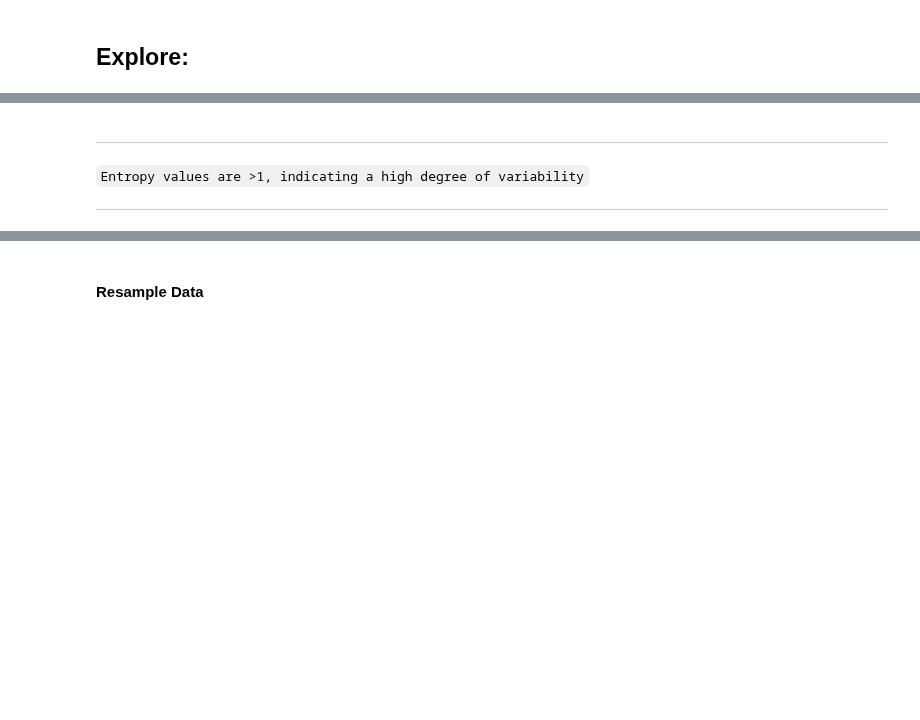
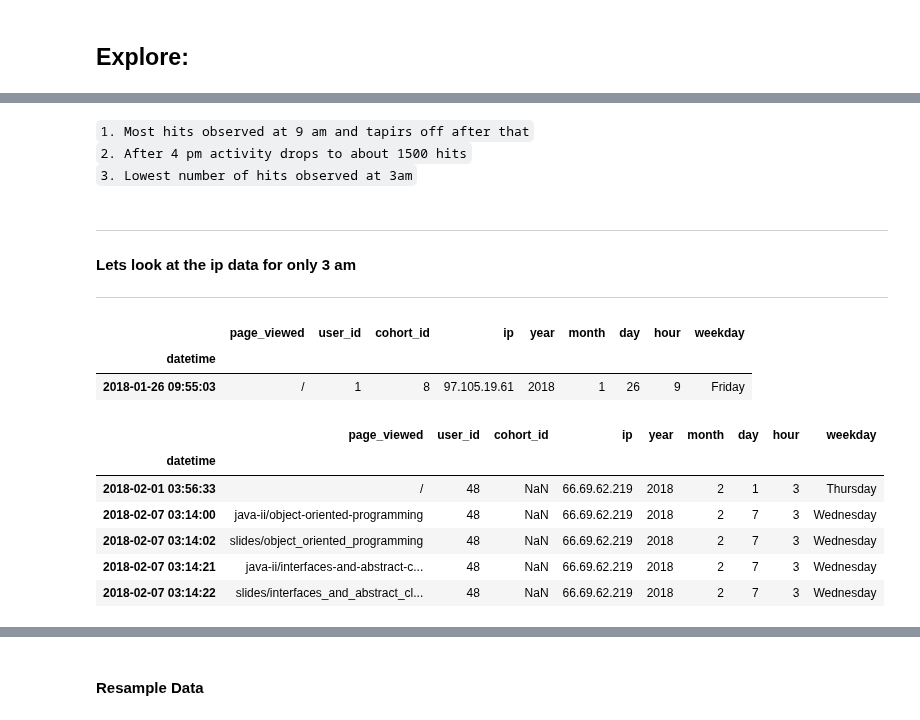
Before and after one commit to CSolitaire/anomaly-detection-exercises, a Jupyter notebook: time_series_anomaly_detection.ipynb, the cells around one changed output, grey strips where cells are left out. Cells and saved outputs as stored; diff of their text form; code cells hidden in the pictures; blank space fills up the shorter version.

```diff
--- a/time_series_anomaly_detection.ipynb
+++ b/time_series_anomaly_detection.ipynb
@@ -267,6 +241,0 @@ df.groupby(['ip', 'hour']).sum()
-# %% [markdown]
-***
-
-`Entropy values are >1, indicating a high degree of variability`
-
-***
@@ -274,0 +242,27 @@ df.groupby(['ip', 'hour']).sum()
+# %% [markdown]
+`1. Most hits observed at 9 am and tapirs off after that`
+`2. After 4 pm activity drops to about 1500 hits`
+`3. Lowest number of hits observed at 3am`
+# %% [markdown]
+***
+
+#### Lets look at the ip data for only 3 am
+
+***
+# %%
+df.head(1)
+# %% [output]
+|  | page_viewed | user_id | cohort_id | ip | year | month | day | hour | weekday |
+| datetime |  |  |  |  |  |  |  |  |  |
+| 2018-01-26 09:55:03 | / | 1 | 8 | 97.105.19.61 | 2018 | 1 | 26 | 9 | Friday |
+# %%
+three_am=df[df.hour == 3]
+three_am.head()
+# %% [output]
+|  | page_viewed | user_id | cohort_id | ip | year | month | day | hour | weekday |
+| datetime |  |  |  |  |  |  |  |  |  |
+| 2018-02-01 03:56:33 | / | 48 | NaN | 66.69.62.219 | 2018 | 2 | 1 | 3 | Thursday |
+| 2018-02-07 03:14:00 | java-ii/object-oriented-programming | 48 | NaN | 66.69.62.219 | 2018 | 2 | 7 | 3 | Wednesday |
+| 2018-02-07 03:14:02 | slides/object_oriented_programming | 48 | NaN | 66.69.62.219 | 2018 | 2 | 7 | 3 | Wednesday |
+| 2018-02-07 03:14:21 | java-ii/interfaces-and-abstract-c... | 48 | NaN | 66.69.62.219 | 2018 | 2 | 7 | 3 | Wednesday |
+| 2018-02-07 03:14:22 | slides/interfaces_and_abstract_cl... | 48 | NaN | 66.69.62.219 | 2018 | 2 | 7 | 3 | Wednesday |
```
Also changed, not shown: parts of 22 cells of this notebook.
